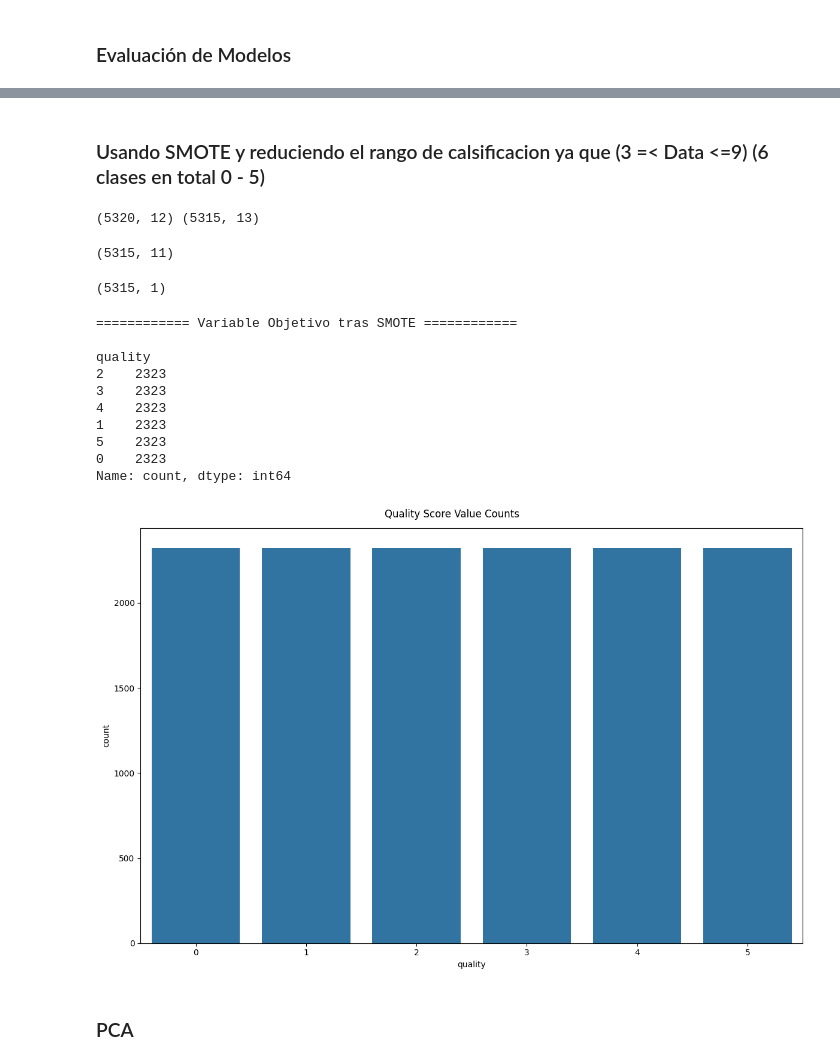
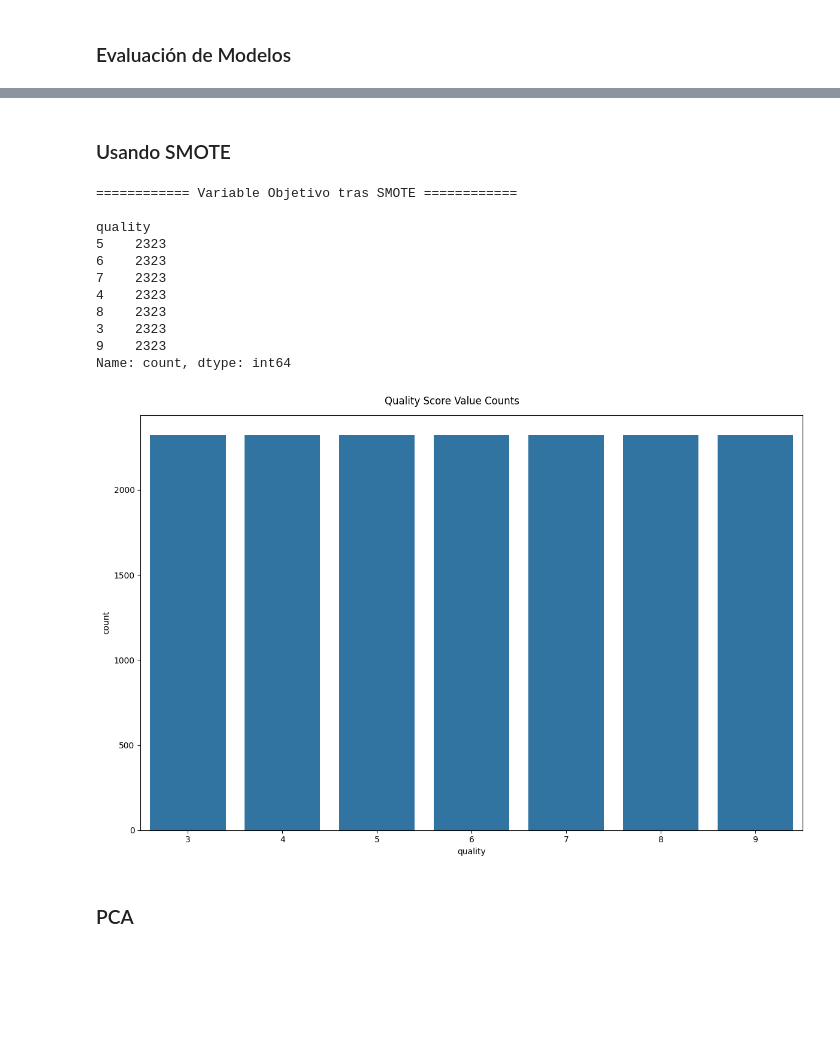
Before and after one commit to Andres-jp/wine_analyis, a Jupyter notebook: wine_data_analysis.ipynb, the cells around one changed output, grey strips where cells are left out. Drawn from its saved outputs; the diff is of its cells as text; code cells hidden in the pictures; blank space fills up the shorter version.

Commit message:
Bug fix on the training dataset

```diff
--- a/wine_data_analysis.ipynb
+++ b/wine_data_analysis.ipynb
@@ -226,58 +215,50 @@ Name: count, dtype: int64
-# %% [markdown]
-### Usando SMOTE y reduciendo el rango de calsificacion ya que (3 =< Data <=9) (6 clases en total 0 - 5)
+# %% [markdown]
+### Usando SMOTE
 # %%
-dataset_6_classes = wine_df[(wine_df.quality< 9)].reset_index()
-dataset_6_classes.dropna(inplace=True)
-print(wine_df.shape, dataset_6_classes.shape)
-
-x_dataset = dataset_6_classes.drop(columns=['quality'])
-y_dataset = dataset_6_classes[['quality']] - 3
+x_dataset = wine_df.drop(columns=['quality'])
+y_dataset = wine_df['quality']
 
 scaler = StandardScaler()
-names = names = ['fixed_acidity', 'volatile_acidity', 'citric_acid', 'residual_sugar', 'chlorides', 'free_sulfur_dioxide', 'total_sulfur_dioxide', 'density', 'pH', 'sulphates', 'alcohol']
+names = ['fixed_acidity', 'volatile_acidity', 'citric_acid', 'residual_sugar', 'chlorides', 'free_sulfur_dioxide', 'total_sulfur_dioxide', 'density', 'pH', 'sulphates', 'alcohol']
 scaled_features = scaler.fit_transform(x_dataset[names])
 
-display(scaled_features.shape, y_dataset.shape)
 
 from imblearn.over_sampling import SMOTE
 from keras.utils import to_categorical
 
-oversample = SMOTE(k_neighbors=6)
+oversample = SMOTE(k_neighbors=4)
 
 final_features, final_labels =  oversample.fit_resample(scaled_features, y_dataset)
-final_labels_cat = to_categorical(final_labels, num_classes=6)
-
+final_labels_cat = to_categorical(final_labels, num_classes=10)#6
 
 
 final_features_df = pd.DataFrame(final_features, columns=names)
 final_labels_df = pd.DataFrame(final_labels, columns=['quality'])
 wine_SMOTE_df = pd.concat([final_features_df, final_labels_df], axis=1)
 
 
 #varibale objetivo
 print("\n\n============ Variable Objetivo tras SMOTE ============\n")
 print(wine_SMOTE_df.quality.value_counts()) # checking distribution
 #Graficamos distribución variable objetivo 'quality'
 plt.figure(figsize = (12,8))
 sns.countplot(x = wine_SMOTE_df['quality'].astype(object))
 plt.suptitle('Quality Score Value Counts')
 plt.tight_layout()
 plt.show()
 # %% [output]
-(5320, 12) (5315, 13)
+============ Variable Objetivo tras SMOTE ============
+
+quality
+5    2323
+6    2323
+7    2323
+4    2323
+8    2323
+3    2323
+9    2323
+Name: count, dtype: int64
-(5315, 11)
-(5315, 1)
-============ Variable Objetivo tras SMOTE ============
-
-quality
-2    2323
-3    2323
-4    2323
-1    2323
-5    2323
-0    2323
-Name: count, dtype: int64
-[figure, old version]
+[figure, new version]
 # %% [markdown]
 ### PCA
 # %%
```
Also changed, not shown: parts of 5 cells of this notebook, 1 other file.
